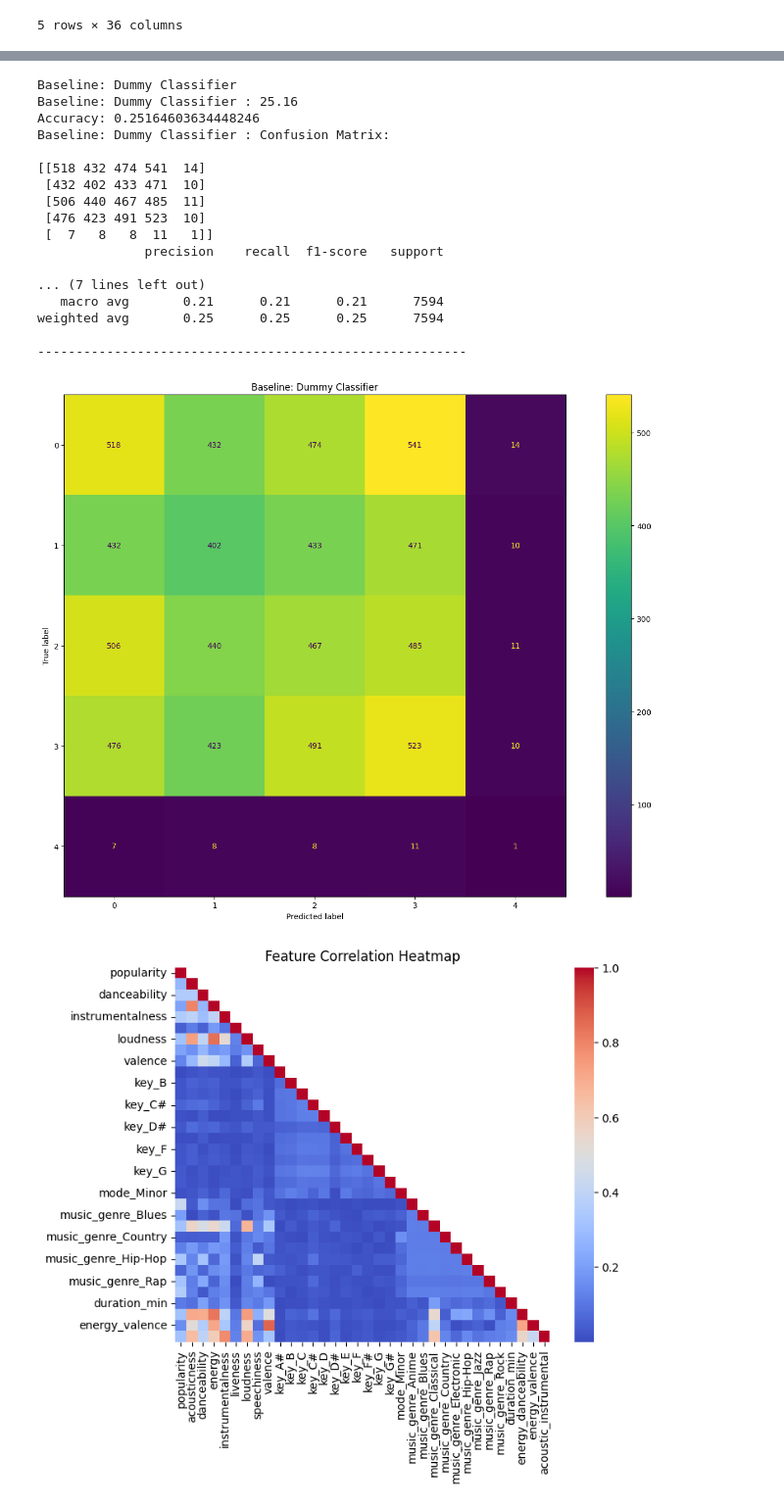
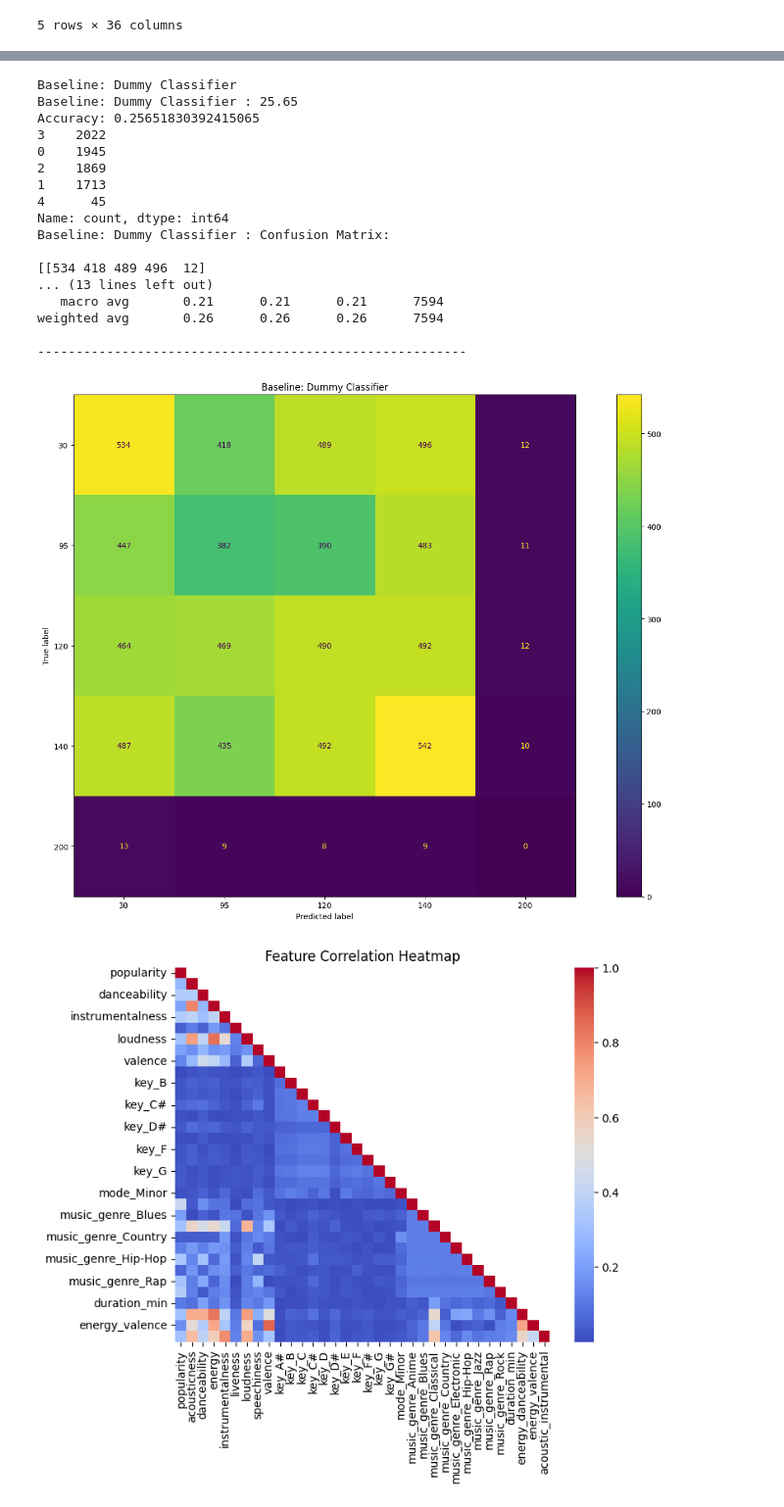
Before and after one commit to unimelbprtc/music_ml, a Jupyter notebook: udita/recommendation_of_music.ipynb, the cells around one changed output, grey strips where cells are left out. Shown at 98% size. Drawn from its saved outputs; the diff is of its cells as text; code cells hidden in the pictures.

```diff
--- a/udita/recommendation_of_music.ipynb
+++ b/udita/recommendation_of_music.ipynb
@@ -737,7 +737,7 @@ numerical_cols = X.columns[X.dtypes != object]
 
 # split data to test and train
 X_train, X_test, y_train, y_test = train_test_split(
-    X, y, train_size=0.8, test_size=0.2, random_state=_RANDOM_STATE
+    X, y, train_size=0.8, test_size=0.2, stratify=y, random_state=_RANDOM_STATE
 )
 
 X_train_scaled = X_train
@@ -772,47 +796,47 @@ Test data shape: (7594, 34) :
 # %%
 # A dummy classifier, just to set a baseline
 dummy_clf = DummyClassifier(strategy="stratified", random_state=_RANDOM_STATE)
 dummy_clf.fit(X_train, y_train)
 predicted_y = dummy_clf.predict(X_test)
 
 fig, axes = plt.subplots(nrows=1, ncols=1, figsize=(15,10))
 
 print(f"Baseline: Dummy Classifier")
 print(f"Baseline: Dummy Classifier : {round(dummy_clf.score(X_test, y_test) * 100, 2)}")
 print(f"Accuracy: {accuracy_score(y_test, predicted_y)}")
-
+print(pd.Series(predicted_y).value_counts())
 cm = confusion_matrix(y_test, predicted_y)
 print("Baseline: Dummy Classifier : Confusion Matrix:\n")
 print(cm)
 print(classification_report(y_test, predicted_y))
 print("--------------------------------------------------------")
 
 ConfusionMatrixDisplay(
     confusion_matrix=cm,
-    display_labels=dummy_clf.classes_).plot(ax=axes)
+    display_labels=tempo_bins).plot(ax=axes)
 axes.set_title(f"Baseline: Dummy Classifier")
 
 plt.tight_layout()
 plt.show()
 # %% [output]
 Baseline: Dummy Classifier
-Baseline: Dummy Classifier : 25.16
-Accuracy: 0.25164603634448246
+Baseline: Dummy Classifier : 25.65
+Accuracy: 0.25651830392415065
+3    2022
+0    1945
+2    1869
+1    1713
+4      45
+Name: count, dtype: int64
 Baseline: Dummy Classifier : Confusion Matrix:
 
-[[518 432 474 541  14]
- [432 402 433 471  10]
- [506 440 467 485  11]
- [476 423 491 523  10]
- [  7   8   8  11   1]]
-              precision    recall  f1-score   support
-
-... (7 lines left out)
+[[534 418 489 496  12]
+... (13 lines left out)
    macro avg       0.21      0.21      0.21      7594
-weighted avg       0.25      0.25      0.25      7594
+weighted avg       0.26      0.26      0.26      7594
 
 --------------------------------------------------------
-[figure, old version]
+[figure, new version]
 # %%
 #X.iloc[:, 0].max()
 # x_min, x_max = X[:, 0].min() - 0.5, X[:, 0].max() + 0.5
```
Also changed, not shown: parts of 28 cells of this notebook, 1 other file.
